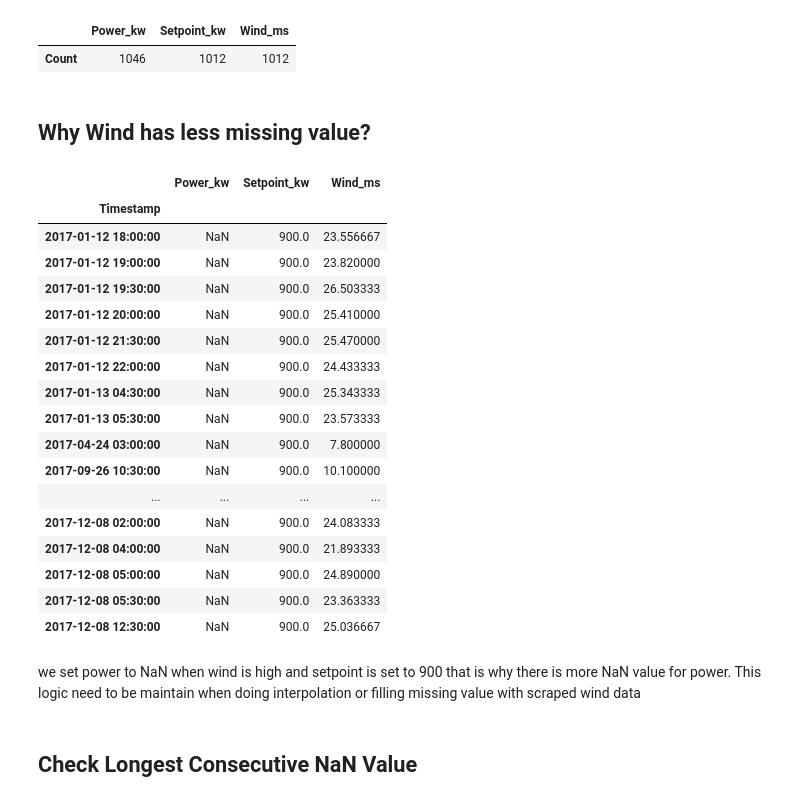
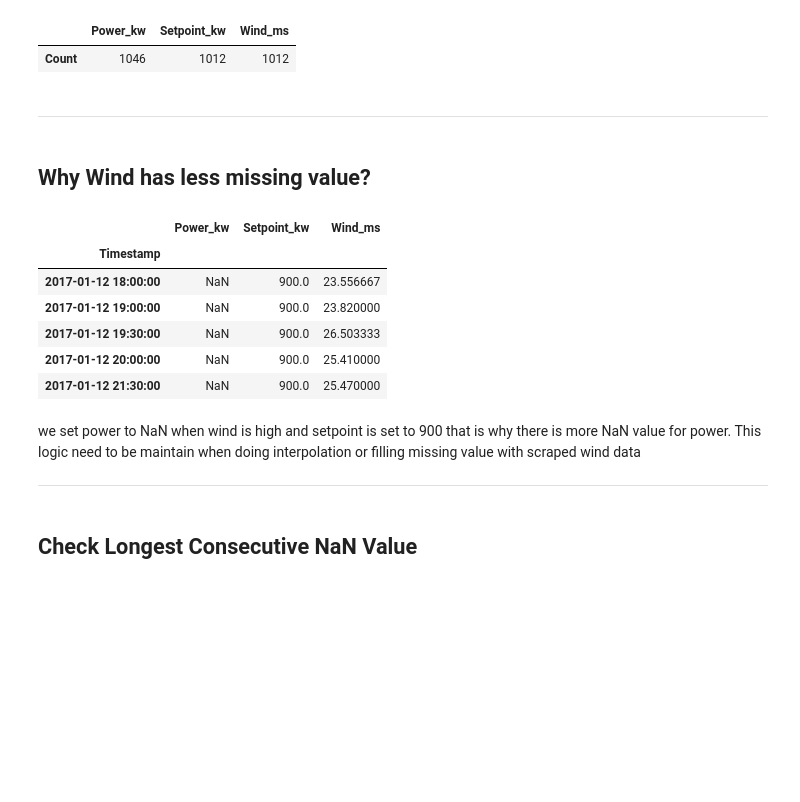
Before and after one commit to ryanabsar/AIB-Capstone-Project, a Jupyter notebook: 02_notebooks/96_Turbine_Analysis.ipynb, the cells around one changed output. Drawn from its saved outputs; the diff is of its cells as text; code cells hidden in the pictures; blank space fills up the shorter version.

```diff
--- a/02_notebooks/96_Turbine_Analysis.ipynb
+++ b/02_notebooks/96_Turbine_Analysis.ipynb
@@ -113,32 +113,25 @@ pd.DataFrame(ts_tt_res_17.isna().sum()).rename({0: 'Count'}, axis=1).T
 # %% [output]
 |  | Power_kw | Setpoint_kw | Wind_ms |
 | Count | 1046 | 1012 | 1012 |
+# %% [markdown]
+---
 # %% [markdown]
 ## Why Wind has less missing value?
 # %%
 # power is na but wind is not
-ts_tt_res_17[(ts_tt_res_17['Power_kw'].isna()) & (ts_tt_res_17['Wind_ms'].notna())]
+ts_tt_res_17[(ts_tt_res_17['Power_kw'].isna()) & (ts_tt_res_17['Wind_ms'].notna())].head()
 # %% [output]
 |  | Power_kw | Setpoint_kw | Wind_ms |
 | Timestamp |  |  |  |
 | 2017-01-12 18:00:00 | NaN | 900.0 | 23.556667 |
 | 2017-01-12 19:00:00 | NaN | 900.0 | 23.820000 |
 | 2017-01-12 19:30:00 | NaN | 900.0 | 26.503333 |
 | 2017-01-12 20:00:00 | NaN | 900.0 | 25.410000 |
 | 2017-01-12 21:30:00 | NaN | 900.0 | 25.470000 |
-| 2017-01-12 22:00:00 | NaN | 900.0 | 24.433333 |
-| 2017-01-13 04:30:00 | NaN | 900.0 | 25.343333 |
-| 2017-01-13 05:30:00 | NaN | 900.0 | 23.573333 |
-| 2017-04-24 03:00:00 | NaN | 900.0 | 7.800000 |
-| 2017-09-26 10:30:00 | NaN | 900.0 | 10.100000 |
-| ... | ... | ... | ... |
-| 2017-12-08 02:00:00 | NaN | 900.0 | 24.083333 |
-| 2017-12-08 04:00:00 | NaN | 900.0 | 21.893333 |
-| 2017-12-08 05:00:00 | NaN | 900.0 | 24.890000 |
-| 2017-12-08 05:30:00 | NaN | 900.0 | 23.363333 |
-| 2017-12-08 12:30:00 | NaN | 900.0 | 25.036667 |
 # %% [markdown]
 we set power to NaN when wind is high and setpoint is set to 900 that is why there is more NaN value for power. This logic need to be maintain when doing interpolation or filling missing value with scraped wind data
+
+---
 # %% [markdown]
 ## Check Longest Consecutive NaN Value
 # %%
```
Also changed, not shown: parts of 32 cells of this notebook.
